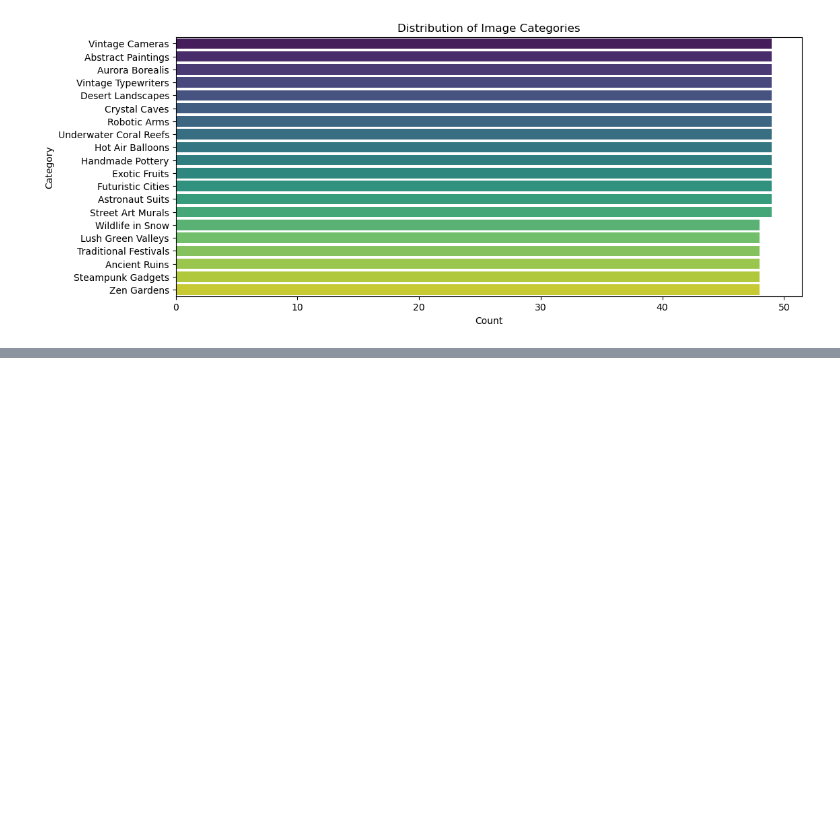
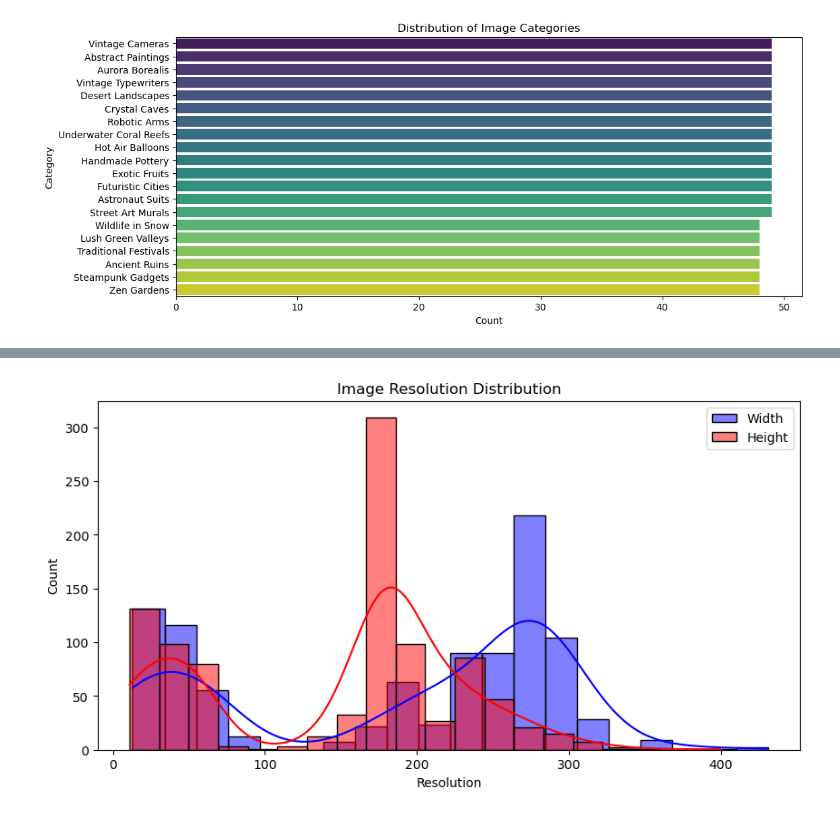
Before and after one commit to karan-kumawat17/MMDP_Mini_Project, a Jupyter notebook: Task_Scalable_Data_Collection/models/image.ipynb, the cells around one changed output, grey strips where cells are left out. Drawn from its saved outputs; the diff is of its cells as text; code cells hidden in the pictures; blank space fills up the shorter version.

```diff
--- a/Task_Scalable_Data_Collection/models/image.ipynb
+++ b/Task_Scalable_Data_Collection/models/image.ipynb
@@ -52,0 +62,15 @@ Passing `palette` without assigning `hue` is deprecated and will be removed in v
+# %%
+metadata["Width"] = metadata["Resolution"].apply(lambda x: int(x.split('x')[0]))
+metadata["Height"] = metadata["Resolution"].apply(lambda x: int(x.split('x')[1]))
+
+# Plot distribution
+plt.figure(figsize=(10, 5))
+sns.histplot(metadata["Width"], bins=20, color="blue", label="Width", kde=True)
+sns.histplot(metadata["Height"], bins=20, color="red", label="Height", kde=True)
+plt.xlabel("Resolution")
+plt.ylabel("Count")
+plt.legend()
+plt.title("Image Resolution Distribution")
+plt.show()
+# %% [output]
+[figure, added]
```
Also changed, not shown: parts of 34 cells of this notebook, 5 other files.
